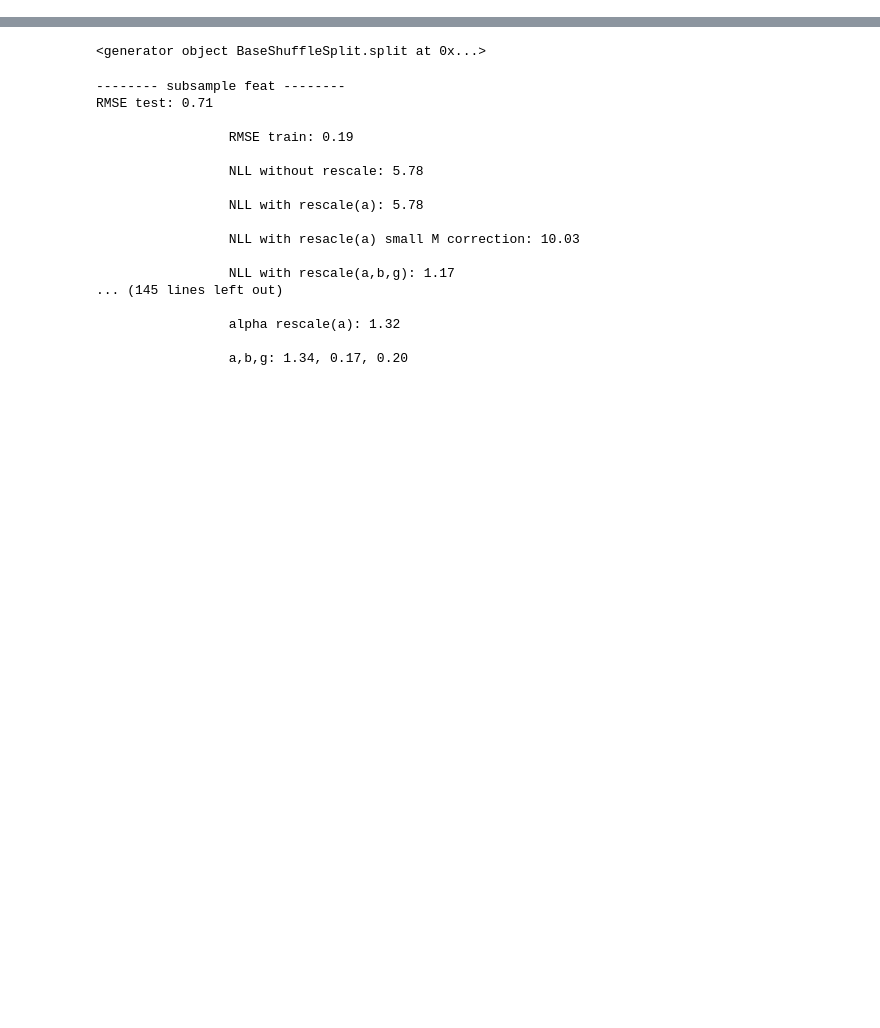
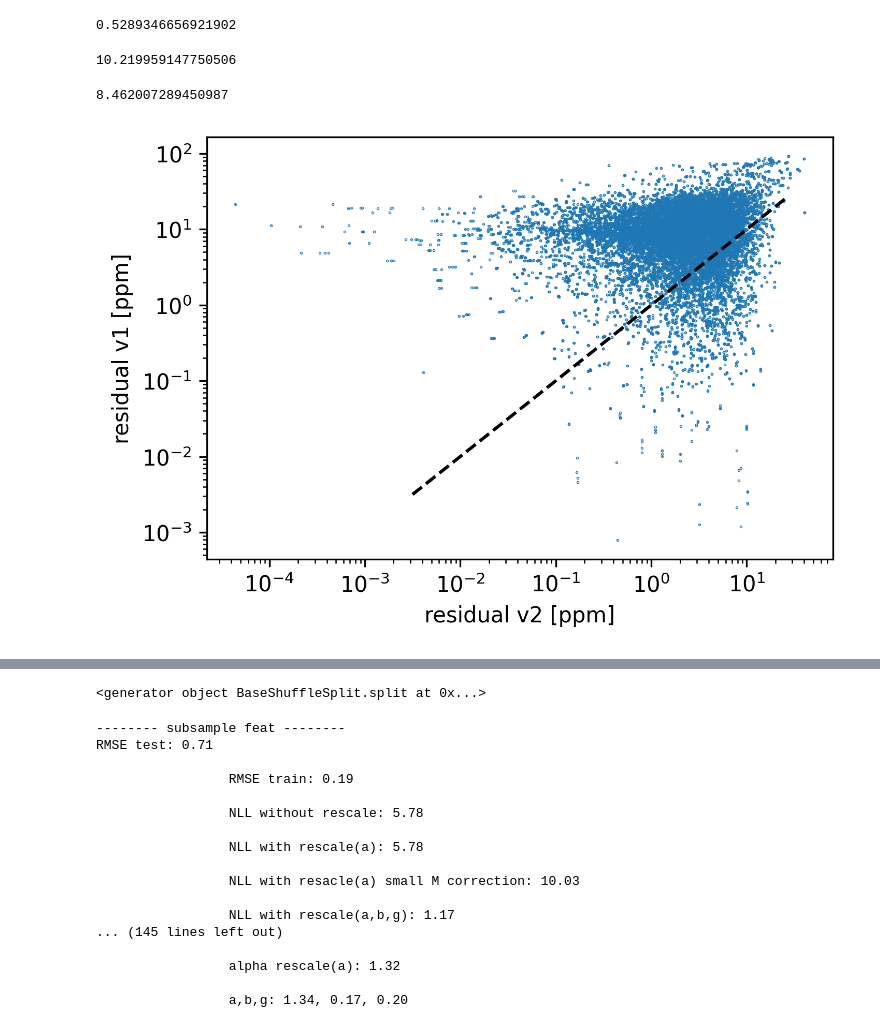
Before and after one commit to bananenpampe/project_COSMO, a Jupyter notebook: uncertainty/bootsrap_subsample_test.ipynb, the cells around one changed output, grey strips where cells are left out. Saved outputs shown, nothing was run; the diff lists cells and outputs as text; code cells hidden in the pictures; blank space fills up the shorter version.

Commit message:
updating uncertainty

```diff
--- a/uncertainty/bootsrap_subsample_test.ipynb
+++ b/uncertainty/bootsrap_subsample_test.ipynb
@@ -33,0 +1552,4 @@ BaggingRegressor(base_estimator=Ridge(alpha=0.001), bootstrap=False,
+# %%
+model_v1 = UncertaintyEnsembleRegressor(base_estimator=Ridge(alpha=0.001),n_estimators=256,bootstrap=True,bootstrap_features=True,n_jobs=4)
+model_v1.fit(Xtrain_v1,Ytrain)
+model_v1.rescale(Xtrain_v1,Ytrain,Xtest_v1,Ytest)
@@ -34,5 +1574,9 @@ BaggingRegressor(base_estimator=Ridge(alpha=0.001), bootstrap=False,
 # %%
-model = EnsembleRegressor(base_estimator=Ridge(alpha=0.001),n_estimators=n_estimators,bootstrap=False,bootstrap_features=False,max_features=0.75,n_jobs=n_jobs)
+model = UncertaintyEnsembleRegressor(base_estimator=Ridge(alpha=0.001),n_estimators=16,bootstrap=True,bootstrap_features=True,n_jobs=1)
 model.fit(Xtrain,Ytrain)#,groups=train_groups)
-#mask = model.rescale(Xtrain,Ytrain,Xtest,Ytest)
+model.rescale(Xtrain,Ytrain,Xtest,Ytest)
+
+model_reg = UncertaintyEnsembleRegressor(base_estimator=Ridge(alpha=0.1),n_estimators=16,bootstrap=True,bootstrap_features=True,n_jobs=1)
+model_reg.fit(Xtrain,Ytrain)
+model_reg.rescale(Xtrain,Ytrain,Xtest,Ytest)
 # %% [output]
@@ -39,0 +1600,3 @@ KeyboardInterrupt:
+# %%
+Ypred,Ystd = model.predict_uncertainty(Xtest)
+Ypred_reg,Ystd_reg = model_reg.predict_uncertainty(Xtest)
@@ -39,0 +1606,2 @@ KeyboardInterrupt:
+# %%
+Ypred_v1,Ystd_v1 = model_v1.predict_uncertainty(Xtest_v1)
@@ -39,0 +1664,8 @@ KeyboardInterrupt:
+# %%
+mean_squared_error(Ytest,Ypred_comb_worst,squared=False)
+# %% [output]
+0.5289346656921902
+# %%
+mean_squared_error(Ytest,Ypred_comb_v1_worst,squared=False)
+# %% [output]
+10.219959147750506
@@ -39,0 +1674,4 @@ KeyboardInterrupt:
+# %%
+np.std(Ystd)
+# %% [output]
+8.462007289450987
@@ -39,0 +1680,11 @@ KeyboardInterrupt:
+# %%
+plt.figure(figsize=(5.2,3.6),dpi=300)
+plt.scatter(np.abs(Ypred-Ytest),np.abs(Ypred_v1-Ytest),s=0.1)
+plt.plot(np.logspace(-2.5,1.4),np.logspace(-2.5,1.4),c="black",linestyle="--")
+plt.yscale("log")
+plt.xscale("log")
+plt.ylabel("residual v1 [ppm]")
+plt.xlabel("residual v2 [ppm]")
+plt.savefig("residuals_v1_vs_v2_md.png",dpi=300,bbox_inches='tight')
+# %% [output]
+[figure, added]
```
Also changed, not shown: parts of 116 cells of this notebook, 1 other file.
